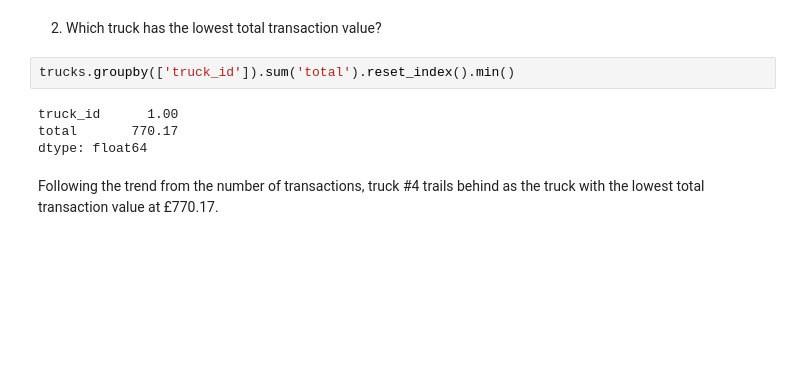
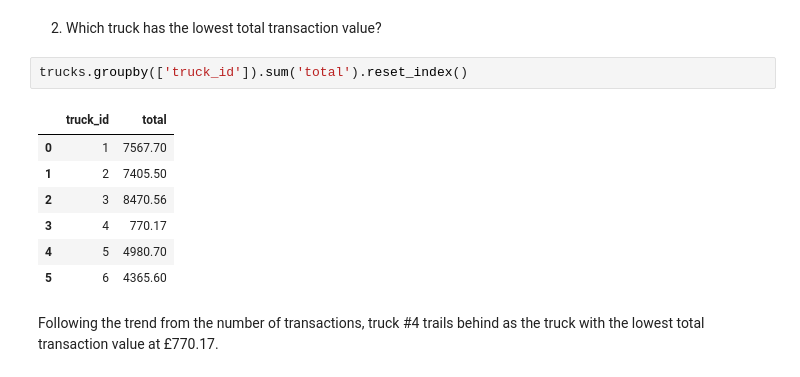
Before and after one commit to zander931/tasty-truck-treats, a Jupyter notebook: pipeline/analysis.ipynb, the cells around one changed output. Saved outputs shown, nothing was run; the diff lists cells and outputs as text; blank space fills up the shorter version.

```diff
--- a/pipeline/analysis.ipynb
+++ b/pipeline/analysis.ipynb
@@ -66,11 +66,15 @@ Grouping by 'truck_id' and counting the number of transactions, it is clear that
 # %% [markdown]
 2. Which truck has the lowest total transaction value?
 # %%
-trucks.groupby(['truck_id']).sum('total').reset_index().min()
+trucks.groupby(['truck_id']).sum('total').reset_index()
 # %% [output]
-truck_id      1.00
-total       770.17
-dtype: float64
+|  | truck_id | total |
+| 0 | 1 | 7567.70 |
+| 1 | 2 | 7405.50 |
+| 2 | 3 | 8470.56 |
+| 3 | 4 | 770.17 |
+| 4 | 5 | 4980.70 |
+| 5 | 6 | 4365.60 |
 # %% [markdown]
 Following the trend from the number of transactions, truck #4 trails behind as the truck with the lowest total transaction value at £770.17.
 # %% [markdown]
```
Also changed, not shown: parts of 2 cells of this notebook, 1 other file.
